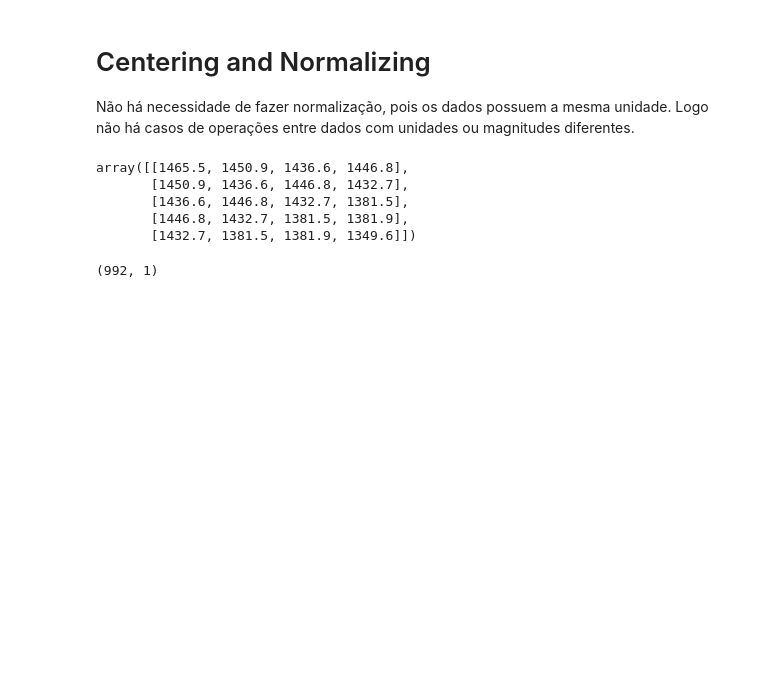
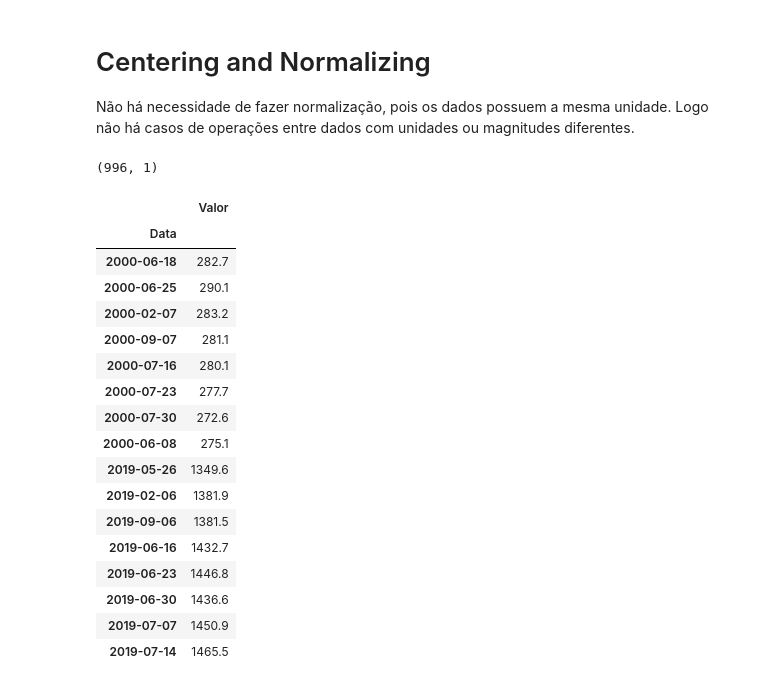
Before and after one commit to JorgeSantos18/MO432, a Jupyter notebook: Tarefa_3.ipynb, the cells around one changed output. Drawn from its saved outputs; the diff is of its cells as text; code cells hidden in the pictures; blank space fills up the shorter version.

```diff
--- a/Tarefa_3.ipynb
+++ b/Tarefa_3.ipynb
@@ -37,8 +55,14 @@ data['Valor'].plot(figsize=(8,6))
 
 Não há necessidade de fazer normalização, pois os dados possuem a mesma unidade. Logo não há casos de operações entre dados com unidades ou magnitudes diferentes.
 # %%
-test_data = data[:100]
-train_data = data[100:]
+test_data = data[-100:]
+train_data = data[:-100]
+
+
+
+train_data.shape
+# %% [output]
+(996, 1)
 # %%
 def get_lagged_features(df, n_steps, n_steps_ahead):
     """
@@ -52,17 +76,26 @@ def get_lagged_features(df, n_steps, n_steps_ahead):
         lag_list.append(df.shift(lag))
     lag_array = np.hstack([i[n_steps+n_steps_ahead-1:] for i in lag_list])
     return lag_array
-# %%
-x_train = get_lagged_features(train_data, 4, 1)
-# %% [output]
-array([[1465.5, 1450.9, 1436.6, 1446.8],
-       [1450.9, 1436.6, 1446.8, 1432.7],
-       [1436.6, 1446.8, 1432.7, 1381.5],
-       [1446.8, 1432.7, 1381.5, 1381.9],
-       [1432.7, 1381.5, 1381.9, 1349.6]])
-# %%
-y_train =  train_data.values[4:]
-y_train_timestamps = train_data.index[4:]
-y_train.shape
-# %% [output]
-(992, 1)
+# %%
+lst = [x if x < 8 else x-16 for x in range(16)]
+
+train_data.iloc[lst, :]
+# %% [output]
+|  | Valor |
+| Data |  |
+| 2000-06-18 | 282.7 |
+| 2000-06-25 | 290.1 |
+| 2000-02-07 | 283.2 |
+| 2000-09-07 | 281.1 |
+| 2000-07-16 | 280.1 |
+| 2000-07-23 | 277.7 |
+| 2000-07-30 | 272.6 |
+| 2000-06-08 | 275.1 |
+| 2019-05-26 | 1349.6 |
+| 2019-02-06 | 1381.9 |
+| 2019-09-06 | 1381.5 |
+| 2019-06-16 | 1432.7 |
+| 2019-06-23 | 1446.8 |
+| 2019-06-30 | 1436.6 |
+| 2019-07-07 | 1450.9 |
+| 2019-07-14 | 1465.5 |
```
Also changed, not shown: parts of 17 cells of this notebook.
